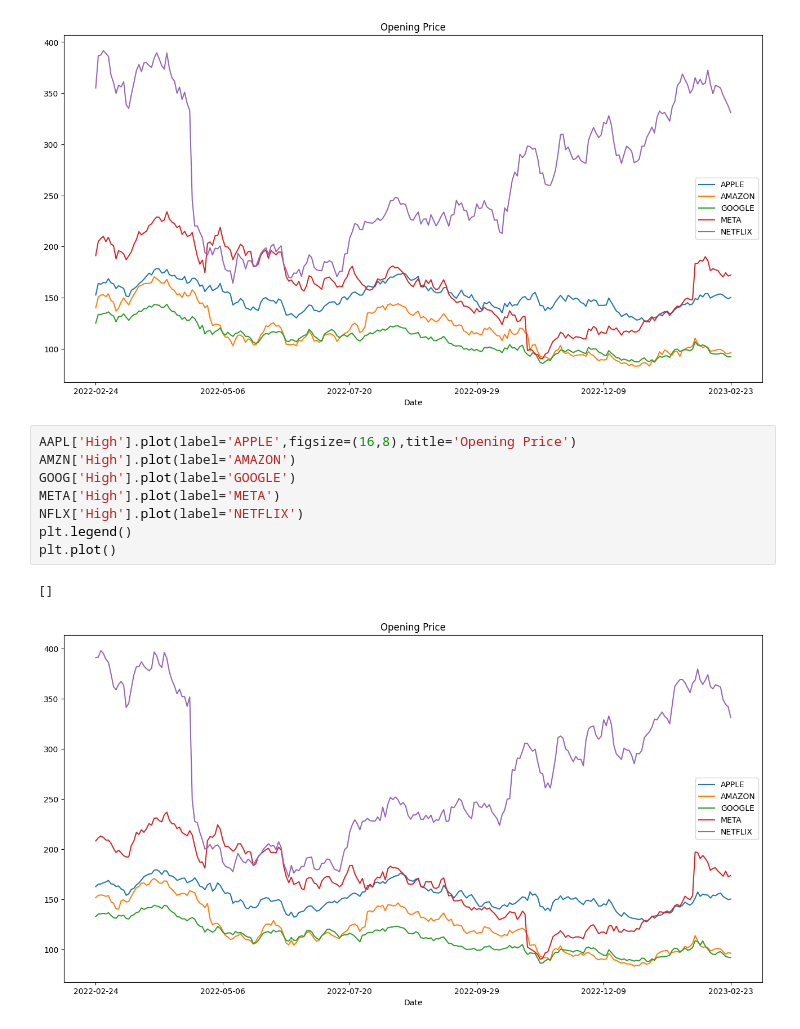
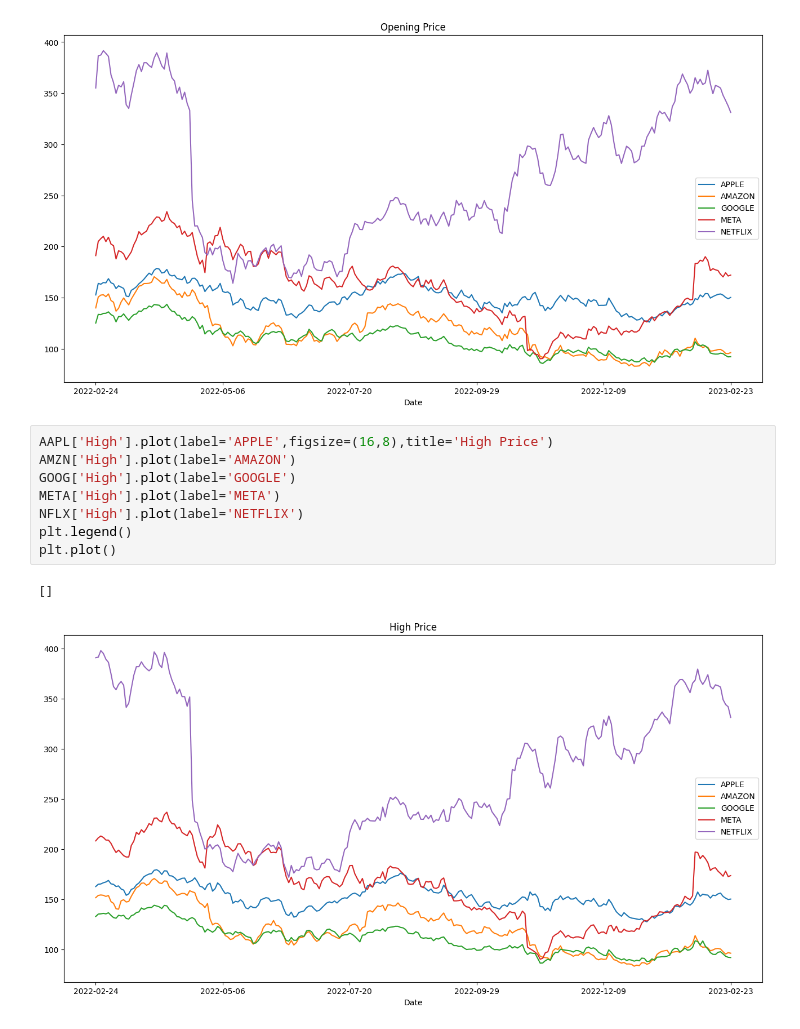
Before and after one commit to Mario760/ten52-Proj, a Jupyter notebook: APPLE Stock Visualization with Competitors.ipynb, the cells around one changed output. Cells and saved outputs as stored; diff of their text form.

```diff
--- a/APPLE Stock Visualization with Competitors.ipynb
+++ b/APPLE Stock Visualization with Competitors.ipynb
@@ -21,14 +21,14 @@ plt.plot()
 []
 [figure]
 # %%
-AAPL['High'].plot(label='APPLE',figsize=(16,8),title='Opening Price')
+AAPL['High'].plot(label='APPLE',figsize=(16,8),title='High Price')
 AMZN['High'].plot(label='AMAZON')
 GOOG['High'].plot(label='GOOGLE')
 META['High'].plot(label='META')
 NFLX['High'].plot(label='NETFLIX')
 plt.legend()
 plt.plot()
 # %% [output]
 []
-[figure, old version]
+[figure, new version]
 # %%
```
Also changed, not shown: parts of 2 cells of this notebook.
